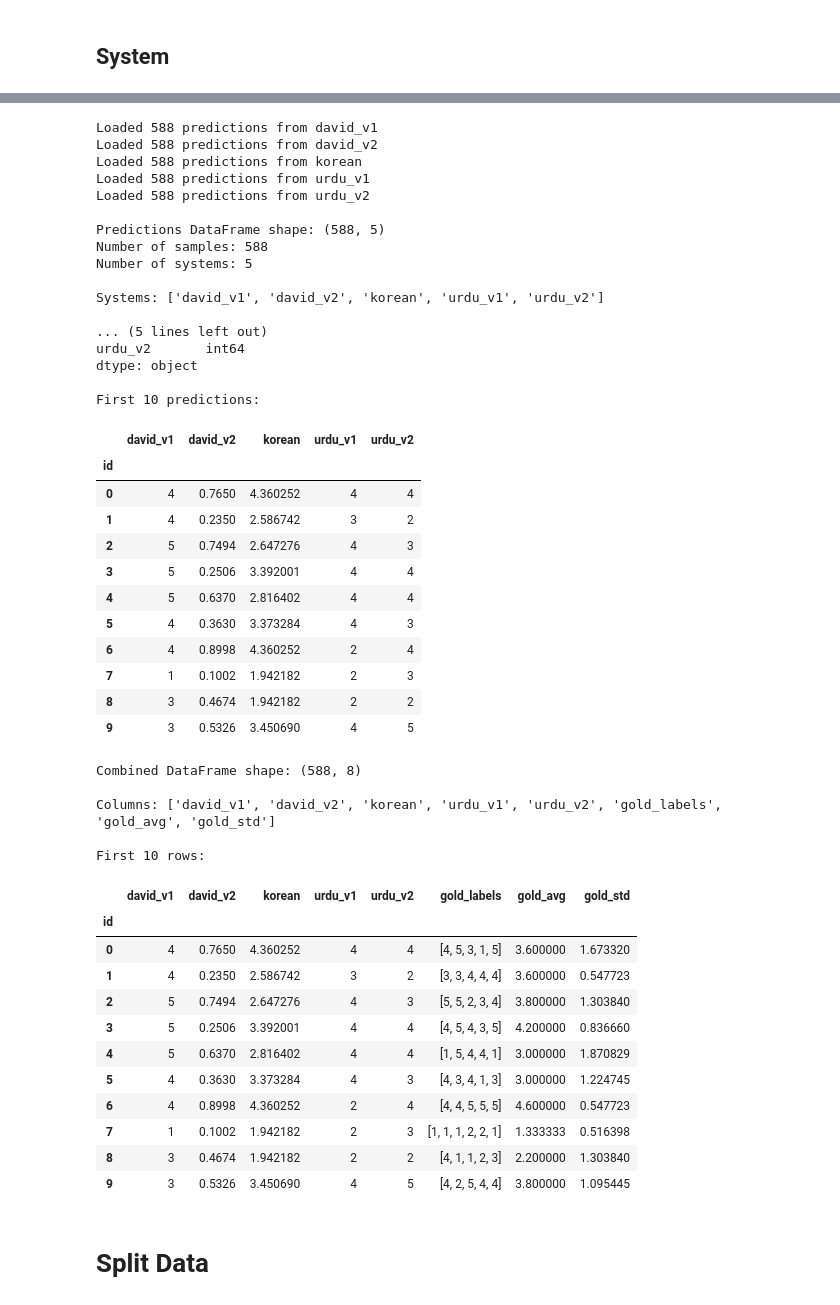
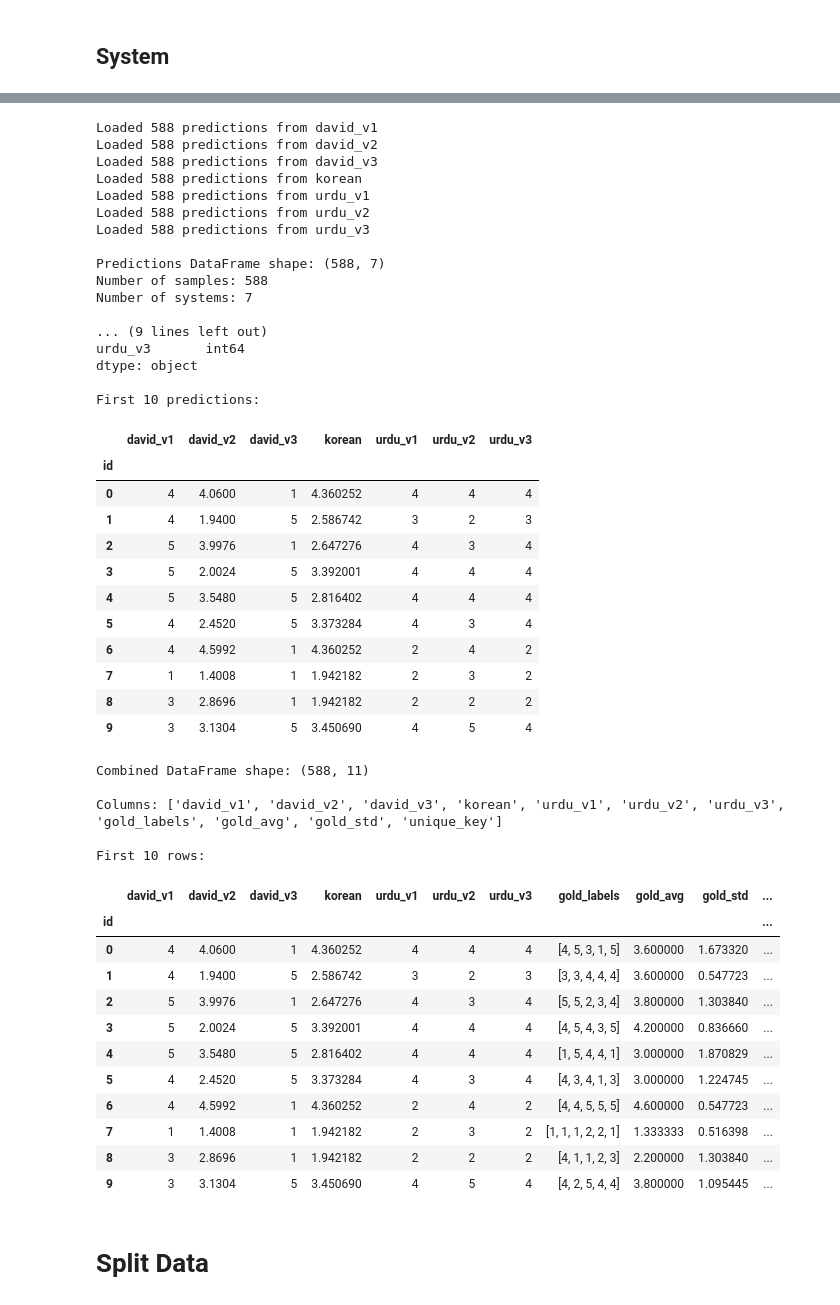
Before and after one commit to UAlberta-NLP/SemEval2026-WSP, a Jupyter notebook: ensemble/dev.ipynb, the cells around one changed output, grey strips where cells are left out. Drawn from its saved outputs; the diff is of its cells as text; code cells hidden in the pictures.

```diff
--- a/ensemble/dev.ipynb
+++ b/ensemble/dev.ipynb
@@ -90,7 +90,7 @@ Example gold labels:
 ## System
 # %%
 # Path to individual system outputs
-RESULTS_DIR = Path("../res/results/dev/")
+RESULTS_DIR = Path("./dev")
 
 # Get all jsonl files
 prediction_files = sorted(RESULTS_DIR.glob("*.jsonl"))
@@ -128,66 +130,66 @@ df_predictions.head(10)
 # %% [output]
 Loaded 588 predictions from david_v1
 Loaded 588 predictions from david_v2
+Loaded 588 predictions from david_v3
 Loaded 588 predictions from korean
 Loaded 588 predictions from urdu_v1
 Loaded 588 predictions from urdu_v2
+Loaded 588 predictions from urdu_v3
 
-Predictions DataFrame shape: (588, 5)
+Predictions DataFrame shape: (588, 7)
 Number of samples: 588
-Number of systems: 5
+Number of systems: 7
 
-Systems: ['david_v1', 'david_v2', 'korean', 'urdu_v1', 'urdu_v2']
-
-... (5 lines left out)
-urdu_v2       int64
+... (9 lines left out)
+urdu_v3       int64
 dtype: object
 
 First 10 predictions:
-|  | david_v1 | david_v2 | korean | urdu_v1 | urdu_v2 |
-| id |  |  |  |  |  |
-| 0 | 4 | 0.7650 | 4.360252 | 4 | 4 |
-| 1 | 4 | 0.2350 | 2.586742 | 3 | 2 |
-| 2 | 5 | 0.7494 | 2.647276 | 4 | 3 |
-| 3 | 5 | 0.2506 | 3.392001 | 4 | 4 |
-| 4 | 5 | 0.6370 | 2.816402 | 4 | 4 |
-| 5 | 4 | 0.3630 | 3.373284 | 4 | 3 |
-| 6 | 4 | 0.8998 | 4.360252 | 2 | 4 |
-| 7 | 1 | 0.1002 | 1.942182 | 2 | 3 |
-| 8 | 3 | 0.4674 | 1.942182 | 2 | 2 |
-| 9 | 3 | 0.5326 | 3.450690 | 4 | 5 |
+|  | david_v1 | david_v2 | david_v3 | korean | urdu_v1 | urdu_v2 | urdu_v3 |
+| id |  |  |  |  |  |  |  |
+| 0 | 4 | 4.0600 | 1 | 4.360252 | 4 | 4 | 4 |
+| 1 | 4 | 1.9400 | 5 | 2.586742 | 3 | 2 | 3 |
+| 2 | 5 | 3.9976 | 1 | 2.647276 | 4 | 3 | 4 |
+| 3 | 5 | 2.0024 | 5 | 3.392001 | 4 | 4 | 4 |
+| 4 | 5 | 3.5480 | 5 | 2.816402 | 4 | 4 | 4 |
+| 5 | 4 | 2.4520 | 5 | 3.373284 | 4 | 3 | 4 |
+| 6 | 4 | 4.5992 | 1 | 4.360252 | 2 | 4 | 2 |
+| 7 | 1 | 1.4008 | 1 | 1.942182 | 2 | 3 | 2 |
+| 8 | 3 | 2.8696 | 1 | 1.942182 | 2 | 2 | 2 |
+| 9 | 3 | 3.1304 | 5 | 3.450690 | 4 | 5 | 4 |
 # %%
 # Create a combined DataFrame with predictions and gold labels
 df_gold = pd.DataFrame({
     'gold_labels': gold_labels,
     'gold_avg': {k: np.mean(v) for k, v in gold_labels.items()},
     'gold_std': {k: np.std(v, ddof=1) for k, v in gold_labels.items()}
 })
 
 # Combine predictions with gold labels
 df_combined = df_predictions.join(df_gold)
-
+df_combined['unique_key'] = df_combined.index
 print(f"Combined DataFrame shape: {df_combined.shape}")
 print(f"\nColumns: {list(df_combined.columns)}")
 print(f"\nFirst 10 rows:")
 df_combined.head(10)
 # %% [output]
-Combined DataFrame shape: (588, 8)
+Combined DataFrame shape: (588, 11)
 
-Columns: ['david_v1', 'david_v2', 'korean', 'urdu_v1', 'urdu_v2', 'gold_labels', 'gold_avg', 'gold_std']
+Columns: ['david_v1', 'david_v2', 'david_v3', 'korean', 'urdu_v1', 'urdu_v2', 'urdu_v3', 'gold_labels', 'gold_avg', 'gold_std', 'unique_key']
 
 First 10 rows:
-|  | david_v1 | david_v2 | korean | urdu_v1 | urdu_v2 | gold_labels | gold_avg | gold_std |
-| id |  |  |  |  |  |  |  |  |
-| 0 | 4 | 0.7650 | 4.360252 | 4 | 4 | [4, 5, 3, 1, 5] | 3.600000 | 1.673320 |
-| 1 | 4 | 0.2350 | 2.586742 | 3 | 2 | [3, 3, 4, 4, 4] | 3.600000 | 0.547723 |
-| 2 | 5 | 0.7494 | 2.647276 | 4 | 3 | [5, 5, 2, 3, 4] | 3.800000 | 1.303840 |
-| 3 | 5 | 0.2506 | 3.392001 | 4 | 4 | [4, 5, 4, 3, 5] | 4.200000 | 0.836660 |
-| 4 | 5 | 0.6370 | 2.816402 | 4 | 4 | [1, 5, 4, 4, 1] | 3.000000 | 1.870829 |
-| 5 | 4 | 0.3630 | 3.373284 | 4 | 3 | [4, 3, 4, 1, 3] | 3.000000 | 1.224745 |
-| 6 | 4 | 0.8998 | 4.360252 | 2 | 4 | [4, 4, 5, 5, 5] | 4.600000 | 0.547723 |
-| 7 | 1 | 0.1002 | 1.942182 | 2 | 3 | [1, 1, 1, 2, 2, 1] | 1.333333 | 0.516398 |
-| 8 | 3 | 0.4674 | 1.942182 | 2 | 2 | [4, 1, 1, 2, 3] | 2.200000 | 1.303840 |
-| 9 | 3 | 0.5326 | 3.450690 | 4 | 5 | [4, 2, 5, 4, 4] | 3.800000 | 1.095445 |
+|  | david_v1 | david_v2 | david_v3 | korean | urdu_v1 | urdu_v2 | urdu_v3 | gold_labels | gold_avg | gold_std | ... |
+| id |  |  |  |  |  |  |  |  |  |  | ... |
+| 0 | 4 | 4.0600 | 1 | 4.360252 | 4 | 4 | 4 | [4, 5, 3, 1, 5] | 3.600000 | 1.673320 | ... |
+| 1 | 4 | 1.9400 | 5 | 2.586742 | 3 | 2 | 3 | [3, 3, 4, 4, 4] | 3.600000 | 0.547723 | ... |
+| 2 | 5 | 3.9976 | 1 | 2.647276 | 4 | 3 | 4 | [5, 5, 2, 3, 4] | 3.800000 | 1.303840 | ... |
+| 3 | 5 | 2.0024 | 5 | 3.392001 | 4 | 4 | 4 | [4, 5, 4, 3, 5] | 4.200000 | 0.836660 | ... |
+| 4 | 5 | 3.5480 | 5 | 2.816402 | 4 | 4 | 4 | [1, 5, 4, 4, 1] | 3.000000 | 1.870829 | ... |
+| 5 | 4 | 2.4520 | 5 | 3.373284 | 4 | 3 | 4 | [4, 3, 4, 1, 3] | 3.000000 | 1.224745 | ... |
+| 6 | 4 | 4.5992 | 1 | 4.360252 | 2 | 4 | 2 | [4, 4, 5, 5, 5] | 4.600000 | 0.547723 | ... |
+| 7 | 1 | 1.4008 | 1 | 1.942182 | 2 | 3 | 2 | [1, 1, 1, 2, 2, 1] | 1.333333 | 0.516398 | ... |
+| 8 | 3 | 2.8696 | 1 | 1.942182 | 2 | 2 | 2 | [4, 1, 1, 2, 3] | 2.200000 | 1.303840 | ... |
+| 9 | 3 | 3.1304 | 5 | 3.450690 | 4 | 5 | 4 | [4, 2, 5, 4, 4] | 3.800000 | 1.095445 | ... |
 # %% [markdown]
 # Split Data
 # %%
```
Also changed, not shown: parts of 16 cells of this notebook.
